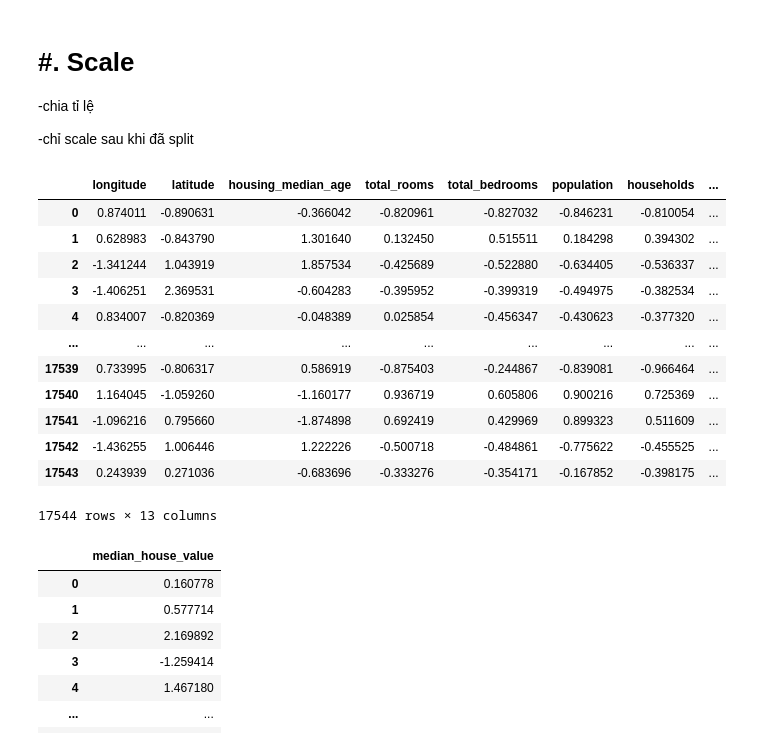
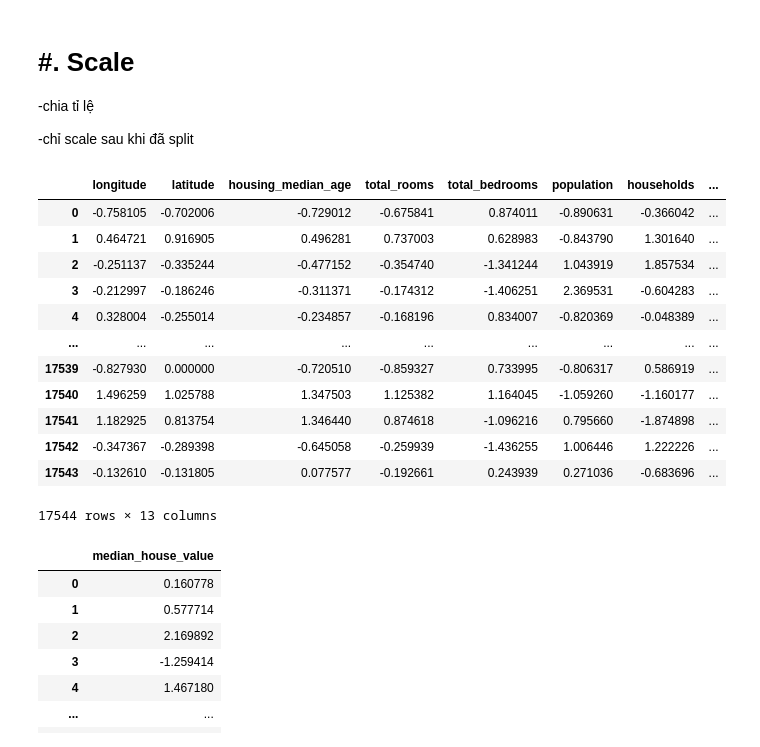
Before and after one commit to ldc902/predicting-house-prices, a Jupyter notebook: train_model.ipynb, the cells around one changed output. Saved outputs shown, nothing was run; the diff lists cells and outputs as text; code cells hidden in the pictures.

```diff
--- a/train_model.ipynb
+++ b/train_model.ipynb
@@ -170,9 +171,9 @@ ds['ocean_proximity'].value_counts() # xác định encoder
 | island | 5 |
 dtype: int64
 # %%
-ocp_encoder = OneHotEncoder(sparse_output=False) # encode nhị phân
+ocp_onehot_encoder = OneHotEncoder(sparse_output=False) # encode nhị phân
 
-ocp_encoded = ocp_encoder.fit_transform(ds[['ocean_proximity']]) # fit và transform
+ocp_encoded = ocp_onehot_encoder.fit_transform(ds[['ocean_proximity']]) # fit và transform
 
 type(ocp_encoded)
 # %% [output]
@@ -180,7 +181,7 @@ numpy.ndarray
 # %%
 df_ocp_encoded = pd.DataFrame(
     ocp_encoded,
-    columns = ocp_encoder.get_feature_names_out(
+    columns = ocp_onehot_encoder.get_feature_names_out(
         ['ocean_proximity']
     ),
     index = ds.index
@@ -288,63 +289,94 @@ ocp_cols_train = X_train[ocp_names]
 ocp_cols_val = X_val[ocp_names]
 ocp_cols_test = X_test[ocp_names]
 
-X_scaler = StandardScaler()
-Y_scaler = StandardScaler()
+skew_col_names = [
+    "total_rooms",
+    "total_bedrooms",
+    "population",
+    "households"
+]
+
+normal_col_names = [
+    "longitude",
+    "latitude",
+    "housing_median_age",
+    "median_income"
+]
+
+X_robust_scaler = RobustScaler()
+X_standard_scaler = StandardScaler()
+Y_standard_scaler = StandardScaler()
+
+data_preprocessor = ColumnTransformer([
+    ("robust", X_robust_scaler, [
+        "total_rooms",
+        "total_bedrooms",
+        "population",
+        "households"
+    ]),
+
+    ("standard", X_standard_scaler, [
+        "longitude",
+        "latitude",
+        "housing_median_age",
+        "median_income"
+    ])
+])
 
 X_train = pd.DataFrame(
-    X_scaler.fit_transform(X_train.drop(columns=ocp_names)), # fit và transform
+    data_preprocessor.fit_transform(X_train),  # fit và transform
     columns=X_train.drop(columns=ocp_names).columns,
     index=X_train.index
 )
 
 X_val = pd.DataFrame(
-    X_scaler.transform(X_val.drop(columns=ocp_names)), # transform
+    data_preprocessor.transform(X_val),  # transform
     columns=X_val.drop(columns=ocp_names).columns,
     index=X_val.index
 )
 
 X_test = pd.DataFrame(
-    X_scaler.transform(X_test.drop(columns=ocp_names)), # transform
+    data_preprocessor.transform(X_test),  # transform
     columns=X_test.drop(columns=ocp_names).columns,
     index=X_test.index
 )
 
 X_train = pd.concat([X_train, ocp_cols_train], axis=1) # DataFrame (-1, 13)
 X_val = pd.concat([X_val, ocp_cols_val], axis=1)
 X_test = pd.concat([X_test, ocp_cols_test], axis=1)
 
 Y_train = pd.DataFrame(
-    Y_scaler.fit_transform(Y_train),
+    Y_standard_scaler.fit_transform(Y_train),
     columns=Y_train.columns,
     index=Y_train.index
 )
 
 Y_val = pd.DataFrame(
-    Y_scaler.transform(Y_val),
+    Y_standard_scaler.transform(Y_val),
     columns=Y_val.columns,
     index=Y_val.index
 )
 
 Y_test = pd.DataFrame(
-    Y_scaler.transform(Y_test),
+    Y_standard_scaler.transform(Y_test),
     columns=Y_test.columns,
     index=Y_test.index
 )
 
 X_train
 # %% [output]
 |  | longitude | latitude | housing_median_age | total_rooms | total_bedrooms | population | households | ... |
-| 0 | 0.874011 | -0.890631 | -0.366042 | -0.820961 | -0.827032 | -0.846231 | -0.810054 | ... |
-| 1 | 0.628983 | -0.843790 | 1.301640 | 0.132450 | 0.515511 | 0.184298 | 0.394302 | ... |
-| 2 | -1.341244 | 1.043919 | 1.857534 | -0.425689 | -0.522880 | -0.634405 | -0.536337 | ... |
-| 3 | -1.406251 | 2.369531 | -0.604283 | -0.395952 | -0.399319 | -0.494975 | -0.382534 | ... |
-| 4 | 0.834007 | -0.820369 | -0.048389 | 0.025854 | -0.456347 | -0.430623 | -0.377320 | ... |
+| 0 | -0.758105 | -0.702006 | -0.729012 | -0.675841 | 0.874011 | -0.890631 | -0.366042 | ... |
+| 1 | 0.464721 | 0.916905 | 0.496281 | 0.737003 | 0.628983 | -0.843790 | 1.301640 | ... |
+| 2 | -0.251137 | -0.335244 | -0.477152 | -0.354740 | -1.341244 | 1.043919 | 1.857534 | ... |
+| 3 | -0.212997 | -0.186246 | -0.311371 | -0.174312 | -1.406251 | 2.369531 | -0.604283 | ... |
+| 4 | 0.328004 | -0.255014 | -0.234857 | -0.168196 | 0.834007 | -0.820369 | -0.048389 | ... |
 | ... | ... | ... | ... | ... | ... | ... | ... | ... |
-| 17539 | 0.733995 | -0.806317 | 0.586919 | -0.875403 | -0.244867 | -0.839081 | -0.966464 | ... |
-| 17540 | 1.164045 | -1.059260 | -1.160177 | 0.936719 | 0.605806 | 0.900216 | 0.725369 | ... |
-| 17541 | -1.096216 | 0.795660 | -1.874898 | 0.692419 | 0.429969 | 0.899323 | 0.511609 | ... |
-| 17542 | -1.436255 | 1.006446 | 1.222226 | -0.500718 | -0.484861 | -0.775622 | -0.455525 | ... |
-| 17543 | 0.243939 | 0.271036 | -0.683696 | -0.333276 | -0.354171 | -0.167852 | -0.398175 | ... |
+| 17539 | -0.827930 | 0.000000 | -0.720510 | -0.859327 | 0.733995 | -0.806317 | 0.586919 | ... |
+| 17540 | 1.496259 | 1.025788 | 1.347503 | 1.125382 | 1.164045 | -1.059260 | -1.160177 | ... |
+| 17541 | 1.182925 | 0.813754 | 1.346440 | 0.874618 | -1.096216 | 0.795660 | -1.874898 | ... |
+| 17542 | -0.347367 | -0.289398 | -0.645058 | -0.259939 | -1.436255 | 1.006446 | 1.222226 | ... |
+| 17543 | -0.132610 | -0.131805 | 0.077577 | -0.192661 | 0.243939 | 0.271036 | -0.683696 | ... |
 17544 rows × 13 columns
 # %%
 Y_train
```
Also changed, not shown: parts of 7 cells of this notebook.
